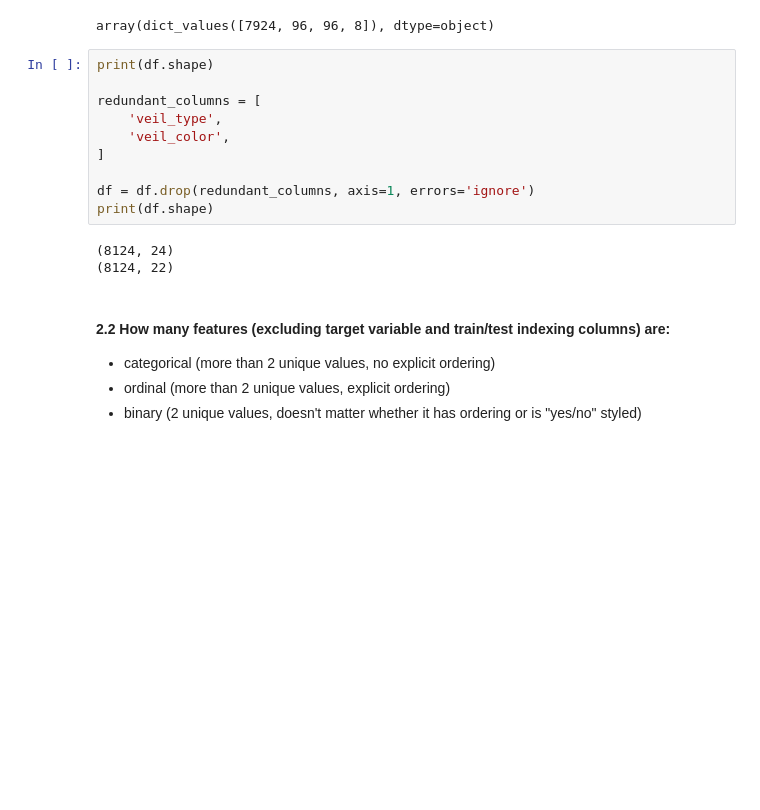
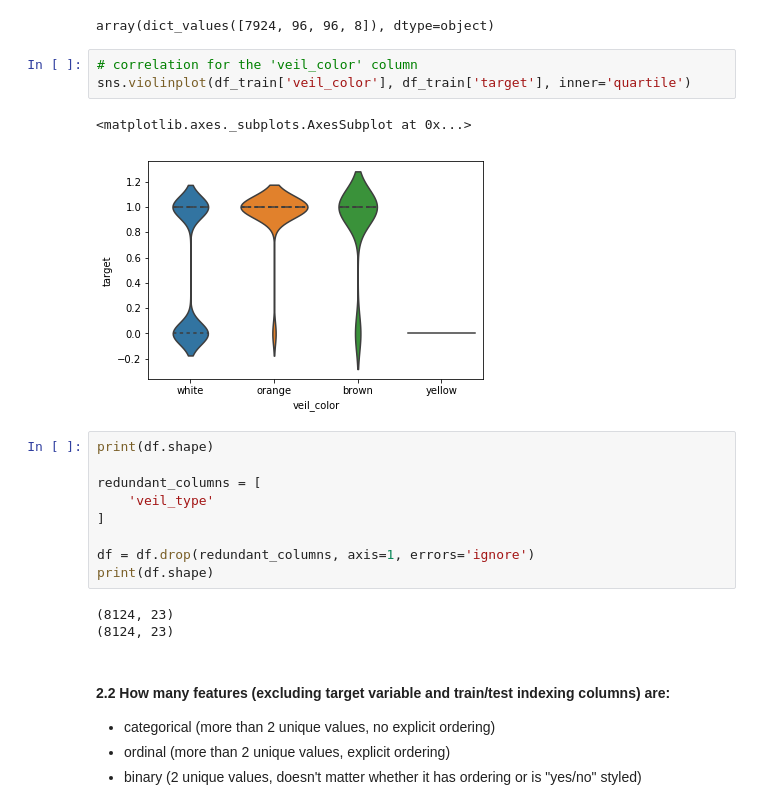
Before and after one commit to Cyned/udscourse, a Jupyter notebook: homeworks/4 homework-decision-trees-blank-Student-Name.ipynb, the cells around one changed output. Cells and saved outputs as stored; diff of their text form; blank space fills up the shorter version.

```diff
--- a/homeworks/4 homework-decision-trees-blank-Student-Name.ipynb
+++ b/homeworks/4 homework-decision-trees-blank-Student-Name.ipynb
@@ -144,19 +144,24 @@ plt.bar(counter.keys(), percentile)
 np.array(counter.values())
 # %% [output]
 array(dict_values([7924, 96, 96, 8]), dtype=object)
+# %%
+# correlation for the 'veil_color' column
+sns.violinplot(df_train['veil_color'], df_train['target'], inner='quartile')
+# %% [output]
+<matplotlib.axes._subplots.AxesSubplot at 0x...>
+[figure, added]
 # %%
 print(df.shape)
 
 redundant_columns = [
-    'veil_type',
-    'veil_color',
+    'veil_type'
 ]
 
 df = df.drop(redundant_columns, axis=1, errors='ignore')
 print(df.shape)
 # %% [output]
-(8124, 24)
-(8124, 22)
+(8124, 23)
+(8124, 23)
 # %% [markdown]
 ####  2.2 How many features (excluding target variable and train/test indexing columns) are:
 - categorical (more than 2 unique values, no explicit ordering)
```
Also changed, not shown: parts of 14 cells of this notebook.
